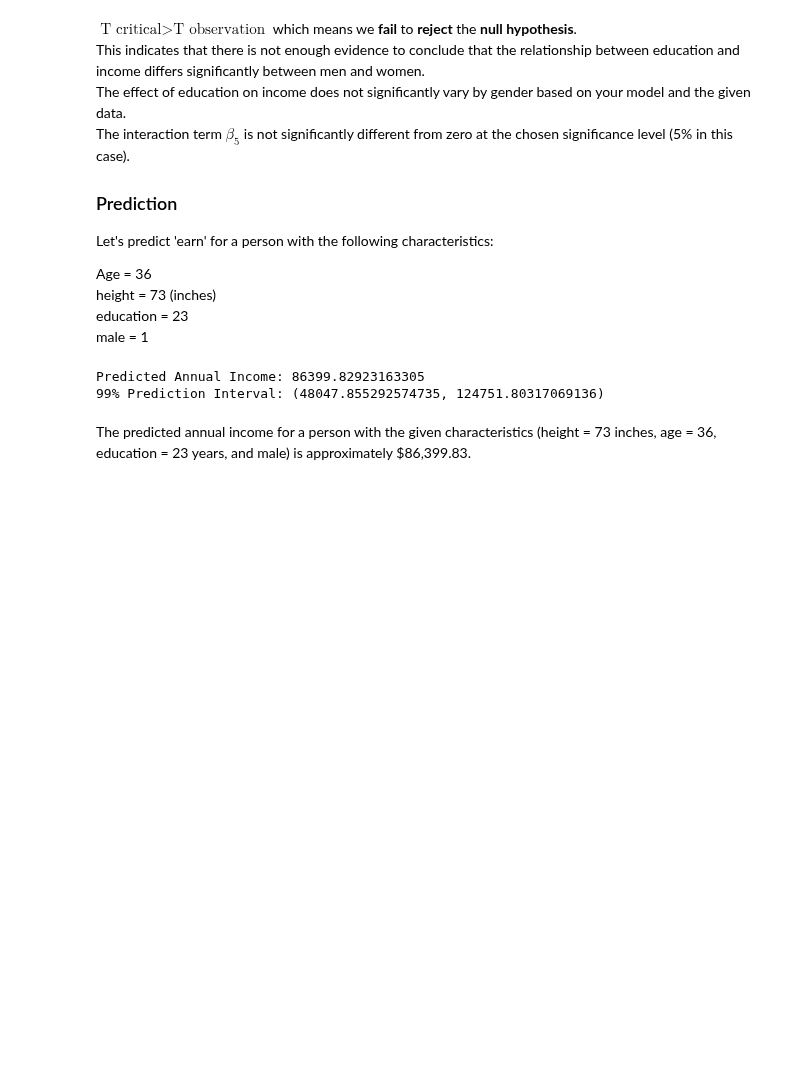
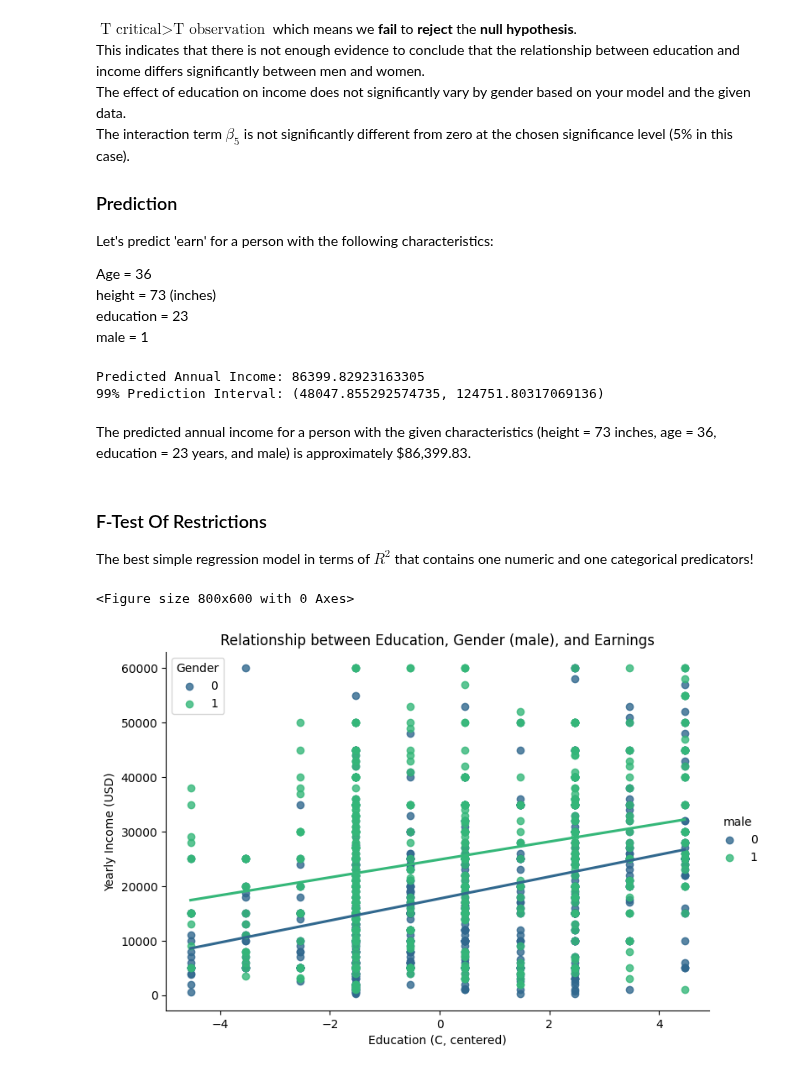
Before and after one commit to Darknight47/Data-Science-Project-01, a Jupyter notebook: linear_regression_with_interactioneffects.ipynb, the cells around one changed output. Drawn from its saved outputs; the diff is of its cells as text; code cells hidden in the pictures; blank space fills up the shorter version.

Commit message:
simple model for Ftest

```diff
--- a/linear_regression_with_interactioneffects.ipynb
+++ b/linear_regression_with_interactioneffects.ipynb
@@ -589,3 +589,7 @@ Predicted Annual Income: 86399.82923163305
 99% Prediction Interval: (48047.855292574735, 124751.80317069136)
 # %% [markdown]
 The predicted annual income for a person with the given characteristics (height = 73 inches, age = 36, education = 23 years, and male) is approximately $86,399.83.
+# %% [markdown]
+### F-Test Of Restrictions
+
+The best simple regression model in terms of $R^2$ that contains one numeric and one categorical predicators!
@@ -591,0 +598,19 @@ The predicted annual income for a person with the given characteristics (height
+# %%
+# Plotting the model_1
+
+# Plot
+plt.figure(figsize=(8, 6))
+#sns.scatterplot(data=dataset, x='education', y='earn', hue='male', alpha=0.6)
+sns.lmplot(data=dataset, x='education', y='earn', hue='male', ci=None, palette='viridis', aspect=1.5)
+
+# Customize labels and title
+plt.xlabel('Education (C, centered)')
+plt.ylabel('Yearly Income (USD)')
+plt.title('Relationship between Education, Gender (male), and Earnings')
+plt.legend(title='Gender')
+
+# Show plot
+plt.show()
+# %% [output]
+<Figure size 800x600 with 0 Axes>
+[figure, added]
```
Also changed, not shown: parts of 1 cell of this notebook.
